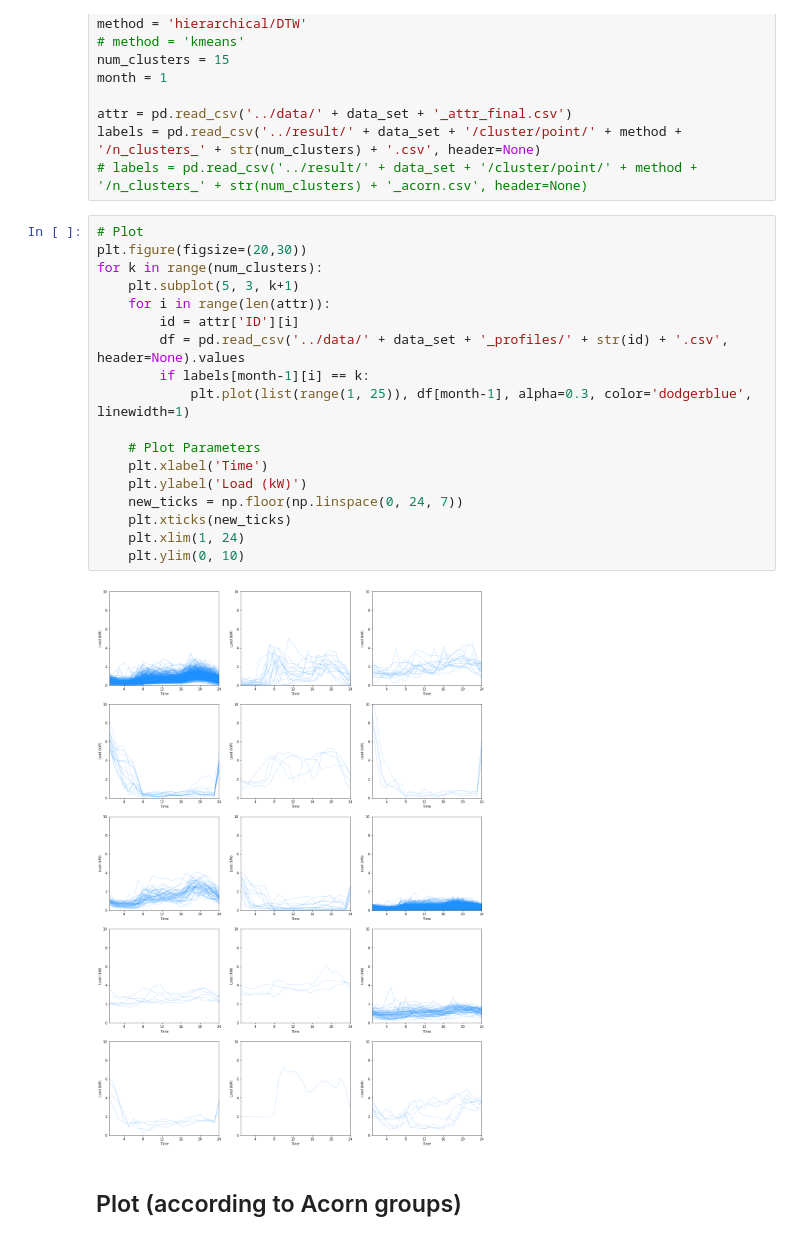
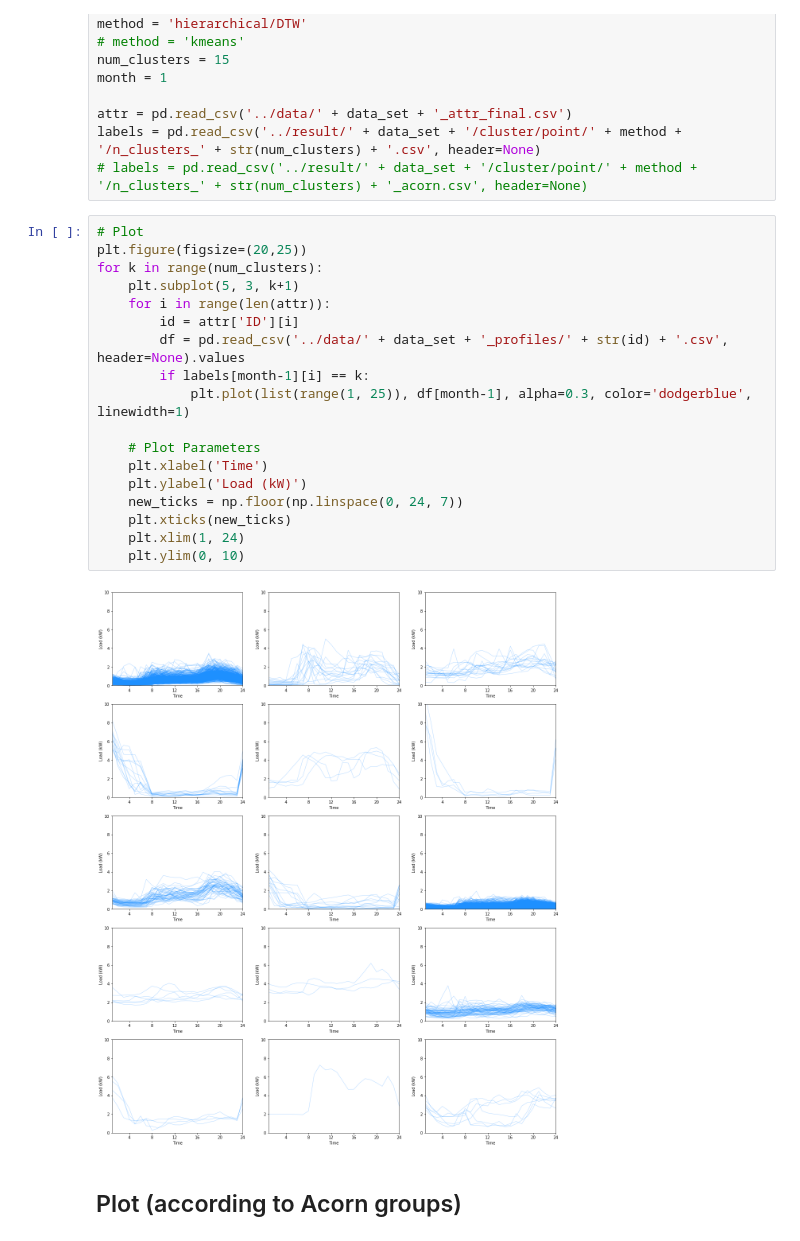
Before and after one commit to kaishxu/ProbabilisticLoadForecasting, a Jupyter notebook: clustering/clustering_point.ipynb, the cells around one changed output. Cells and saved outputs as stored; diff of their text form.

```diff
--- a/clustering/clustering_point.ipynb
+++ b/clustering/clustering_point.ipynb
@@ -131,24 +131,24 @@ labels = pd.read_csv('../result/' + data_set + '/cluster/point/' + method + '/n_
 # labels = pd.read_csv('../result/' + data_set + '/cluster/point/' + method + '/n_clusters_' + str(num_clusters) + '_acorn.csv', header=None)
 # %%
 # Plot
-plt.figure(figsize=(20,30))
+plt.figure(figsize=(20,25))
 for k in range(num_clusters):
     plt.subplot(5, 3, k+1)
     for i in range(len(attr)):
         id = attr['ID'][i]
         df = pd.read_csv('../data/' + data_set + '_profiles/' + str(id) + '.csv', header=None).values
         if labels[month-1][i] == k:
             plt.plot(list(range(1, 25)), df[month-1], alpha=0.3, color='dodgerblue', linewidth=1)
 
     # Plot Parameters
     plt.xlabel('Time')
     plt.ylabel('Load (kW)')
     new_ticks = np.floor(np.linspace(0, 24, 7))
     plt.xticks(new_ticks)
     plt.xlim(1, 24)
     plt.ylim(0, 10)
 # %% [output]
-[figure, old version]
+[figure, new version]
 # %% [markdown]
 ## Plot (according to Acorn groups)
 # %%
```
Also changed, not shown: 2 other files.
